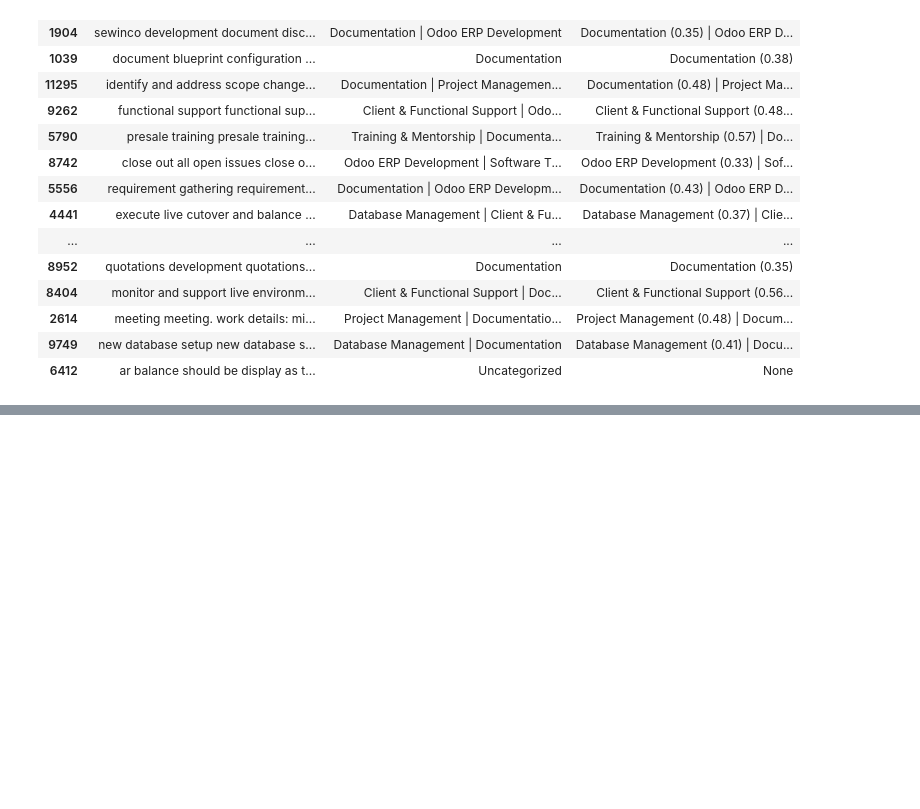
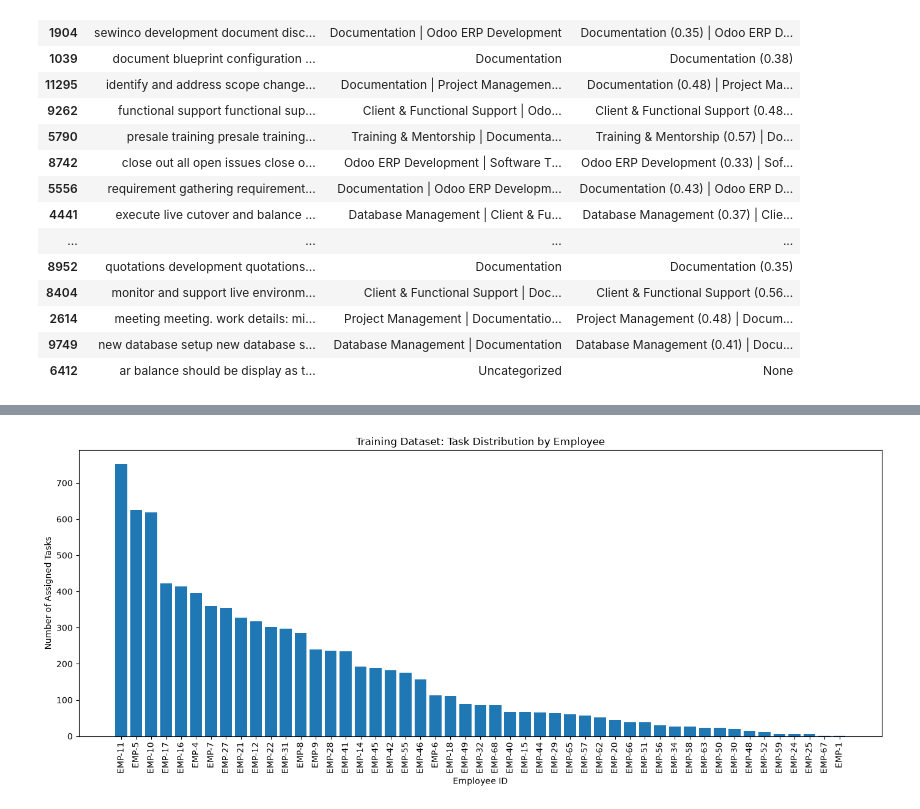
Before and after one commit to chandimacbbandara/intelligent-employee-task-allocation, a Jupyter notebook: notebooks/04_Feature_Engineering.ipynb, the cells around one changed output, grey strips where cells are left out. Drawn from its saved outputs; the diff is of its cells as text; code cells hidden in the pictures; blank space fills up the shorter version.

```diff
--- a/notebooks/04_Feature_Engineering.ipynb
+++ b/notebooks/04_Feature_Engineering.ipynb
@@ -603,3 +683,28 @@ Val duplicate rows: 22
 - Project_Task_Count_Train
 - Project_Avg_Skill_Count_Train
 - Project_Avg_Planned_Hours_Train
+# %%
+TARGET = "Employee_ID"
+
+employee_counts = (
+    final_train_df[TARGET]
+    .value_counts()
+    .sort_values(ascending=False)
+)
+
+print("Number of employees:", final_train_df[TARGET].nunique())
+print("Number of training records:", len(final_train_df))
+
+print("\nEmployee assignment statistics:")
+print(employee_counts.describe())
+
+imbalance_df = pd.DataFrame({
+    "Employee_ID": employee_counts.index,
+    "Task_Count": employee_counts.values
+})
+
+imbalance_df["Percentage"] = (
+    imbalance_df["Task_Count"] / len(final_train_df) * 100
+).round(2)
+
+display(imbalance_df)
@@ -605,0 +742,17 @@ Val duplicate rows: 22
+# %%
+plt.figure(figsize=(14, 6))
+
+plt.bar(
+    imbalance_df["Employee_ID"],
+    imbalance_df["Task_Count"]
+)
+
+plt.xlabel("Employee ID")
+plt.ylabel("Number of Assigned Tasks")
+plt.title("Training Dataset: Task Distribution by Employee")
+
+plt.xticks(rotation=90)
+plt.tight_layout()
+plt.show()
+# %% [output]
+[figure, added]
```
Also changed, not shown: parts of 15 cells of this notebook, 2 other files.
